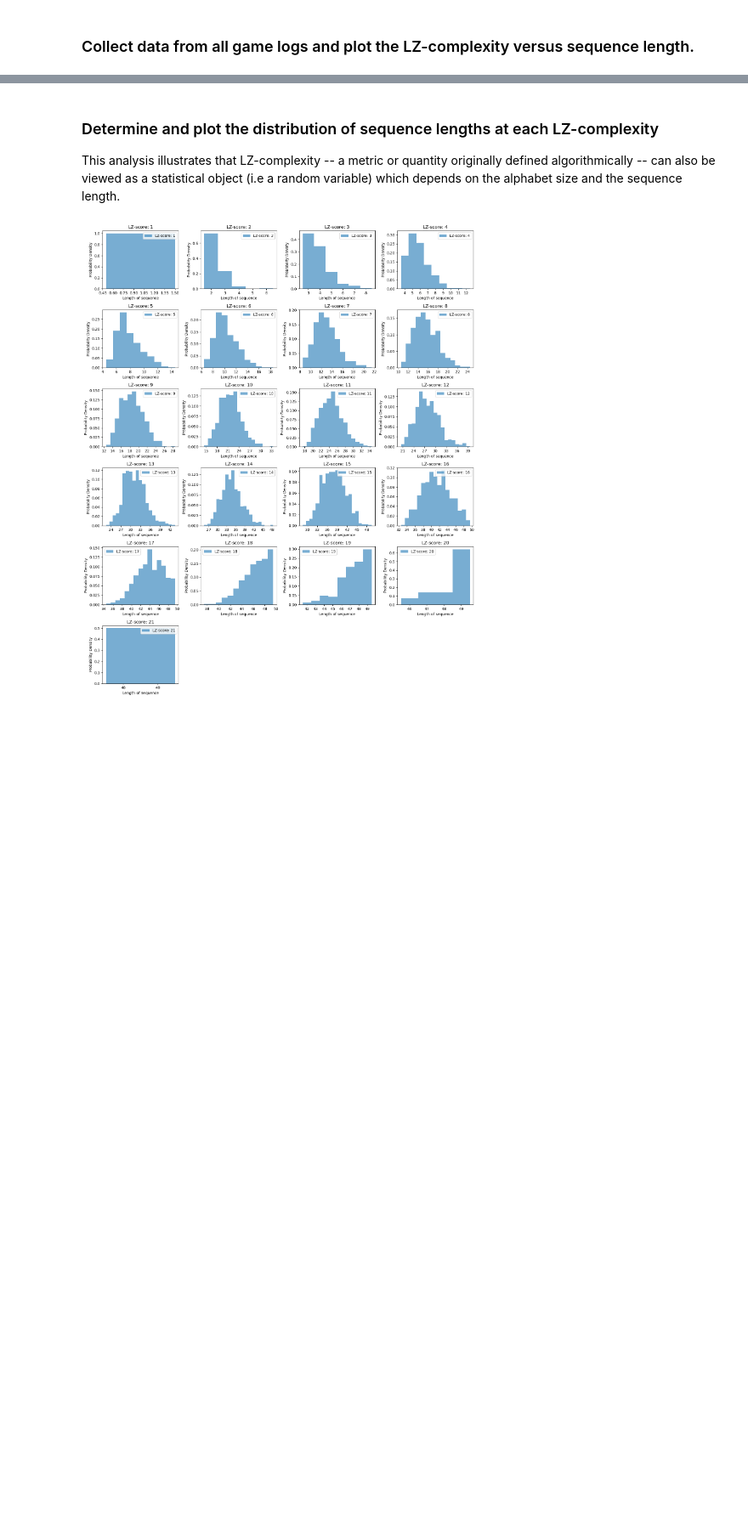
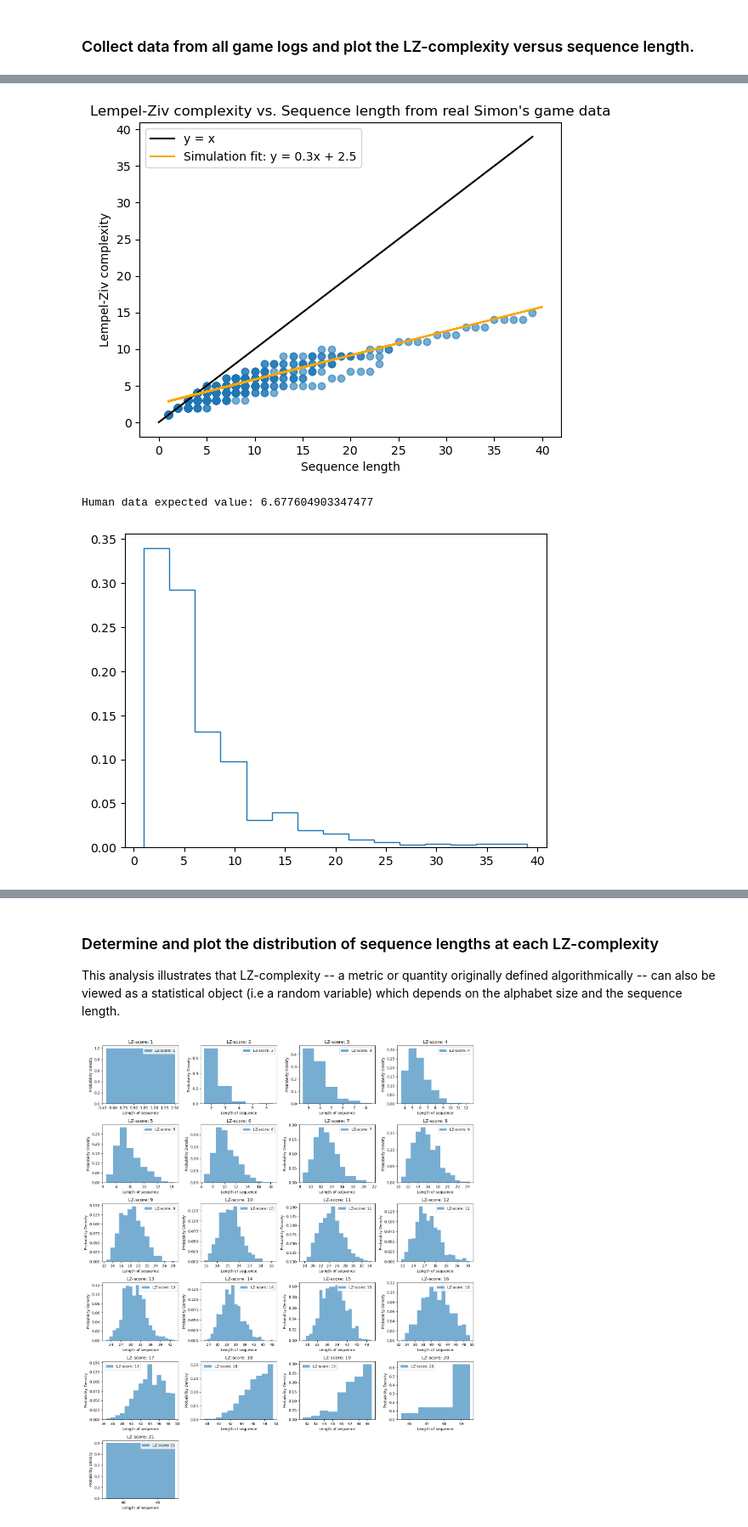
Before and after one commit to qsimeon/PSY1401Projects, a Jupyter notebook: final_project/LempelZivScheme.ipynb, the cells around one changed output, grey strips where cells are left out. Shown at 85% size. Cells and saved outputs as stored; diff of their text form; code cells hidden in the pictures; blank space fills up the shorter version.

```diff
--- a/final_project/LempelZivScheme.ipynb
+++ b/final_project/LempelZivScheme.ipynb
@@ -408,0 +342,65 @@ plt.show()
+# %%
+root_path = "."  # all the games are within subdirectories
+all_sessions_data = parse_simons_game_logs(root_path)
+
+sequences, lengths, scores = [], [], []
+for session in all_sessions_data:
+    session_data = all_sessions_data[session]
+    for game in session_data:
+        sequence = session_data[game]["longest_sequence"]
+        sequences.append(sequence)
+        length = len(sequence)
+        lengths.append(length)
+        score = round(lempel_ziv_complexity(sequence), 3)
+        scores.append(score)
+
+# Because of the way the Simons game is played, actually all subsequences of the longest sequence are also valid sequences.
+# This means that the Lempel-Ziv complexity of the longest sequence is actually the maximum possible complexity for that game.
+
+_sequences_, _lengths_, _scores_ = [], [], []
+for seq in sequences:
+    for _ in range(1, len(seq)):
+        s = seq[:_]
+        _sequences_.append(s)
+        l = len(s)
+        _lengths_.append(l)
+        r = round(lempel_ziv_complexity(s), 3)
+        _scores_.append(r)
+
+# Plot the human player results
+plt.figure()
+plt.scatter(_lengths_, _scores_, alpha=0.6)
+# Plot y=x line
+_max_len_ = max(_lengths_)
+plt.plot([0, _max_len_], [0, _max_len_], label="y = x", color="k")
+# Calculate best fit line parameters
+_a_, _b_ = np.polyfit(_lengths_, _scores_, 1)
+# Round the slope and intercept to 1 decimal place
+_a_rounded_ = round(_a_, 1)
+_b_rounded_ = round(_b_, 1)
+# Create label string for the best fit line
+# _best_fit_label_ = f"Real data fit: y = {_a_rounded_}x + {_b_rounded_}"
+# # Plot best fit line (for real and simulated data) with the equation in the label
+# plt.plot(
+#     _lengths_, _a_ * np.array(_lengths_) + _b_, label=_best_fit_label_, color="red"
+# )
+plt.plot(lengths, a * np.array(lengths) + b, label=best_fit_label, color="orange")
+plt.xlabel("Sequence length")
+plt.ylabel("Lempel-Ziv complexity")
+plt.title("Lempel-Ziv complexity vs. Sequence length from real Simon's game data")
+# Set legend to only show the y=x line and best fit line
+plt.legend()
+plt.show()
+
+plt.figure()
+_counts_, _bins_ = np.histogram(_lengths_, bins=15)
+_bin_centers_ = 0.5 * np.diff(_bins_) + _bins_[:-1]
+_probs_ = _counts_ / sum(_counts_)
+plt.stairs(_probs_, _bins_)
+_expectation_ = sum(_probs_ * _bin_centers_)
+print(f"Human data expected value: {_expectation_}\n")
+plt.show()
+# %% [output]
+[figure, added]
+Human data expected value: 6.677604903347477
+[figure, added]
```
Also changed, not shown: parts of 6 cells of this notebook, 1 other file.
